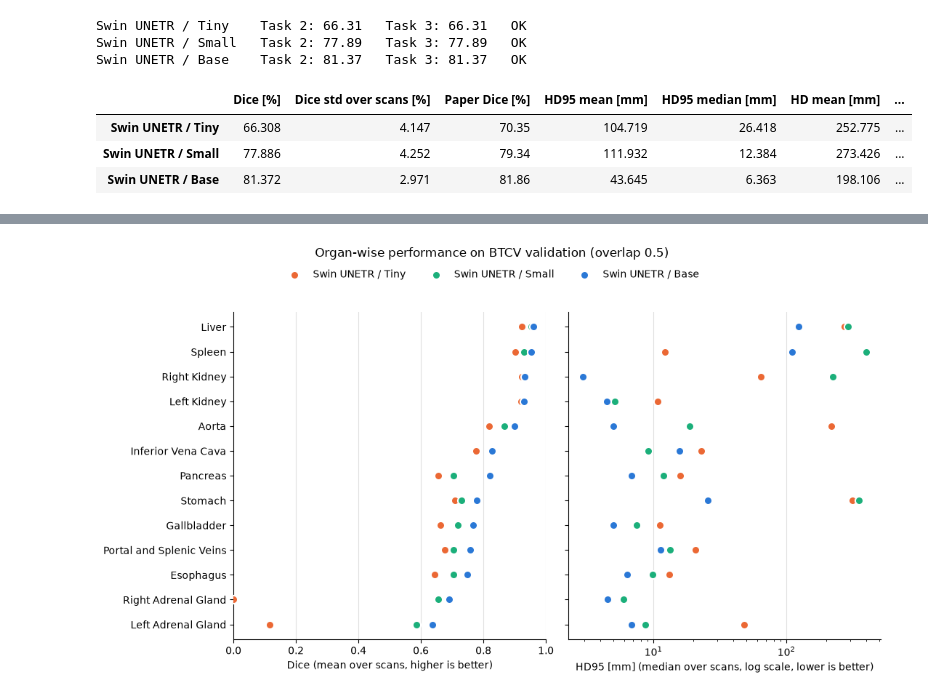
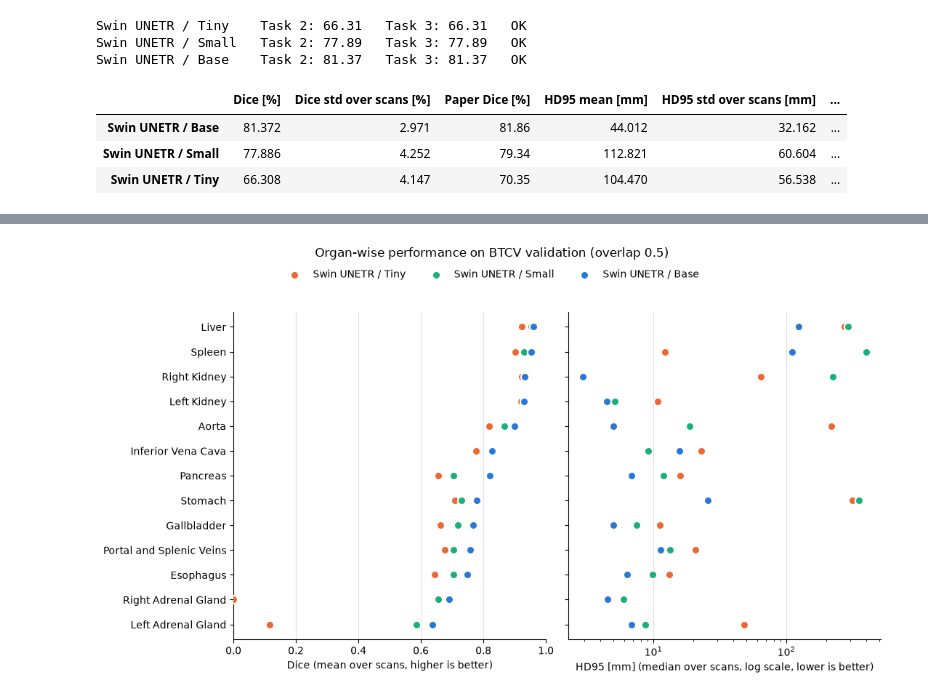
Before and after one commit to Paula-Gal/FoundationsAIMB_Mini-Project_Segmentation-Public, a Jupyter notebook: notebooks/03_quantitative_eval.ipynb, the cells around one changed output, grey strips where cells are left out. Drawn from its saved outputs; the diff is of its cells as text; code cells hidden in the pictures.

```diff
--- a/notebooks/03_quantitative_eval.ipynb
+++ b/notebooks/03_quantitative_eval.ipynb
@@ -61,26 +61,29 @@ Swin UNETR / Tiny    Task 2: 66.31   Task 3: 66.31   OK
 Swin UNETR / Small   Task 2: 77.89   Task 3: 77.89   OK
 Swin UNETR / Base    Task 2: 81.37   Task 3: 81.37   OK
 # %%
-# Overall performance per model
-# Mean Dice uses the official definition (mean over 13 organs, then over 6 scans; absent organs count as 0)
-# HD95 / HD are averaged only where both masks exist (NaN = undefined); missed organs are counted separately
-case_means = df.groupby(["model", "case"])["dice"].mean()
+# Overall performance per model (same aggregation as Table 2 in the report)
+# Dice uses the official definition: mean over the 13 organs per scan (absent organs count as 0), then over the 6 scans
+# HD95 / HD: mean over the organs where both masks exist (NaN = undefined) per scan, then over the 6 scans
+# HD95 median: over all organ-case pairs; missed organs are counted separately
+case_means = df.groupby(["model", "case"])[["dice", "hd95", "hd"]].mean()
+REPORT_ORDER = ["base", "small", "tiny"]  # same row order as the report
 overall = pd.DataFrame({
-    "Dice [%]": case_means.groupby("model").mean() * 100,
-    "Dice std over scans [%]": case_means.groupby("model").std() * 100,
+    "Dice [%]": case_means["dice"].groupby("model").mean() * 100,
+    "Dice std over scans [%]": case_means["dice"].groupby("model").std() * 100,
     "Paper Dice [%]": pd.Series({m: MODEL_CONFIGS[m][f"paper_dice_{str(OVERLAP).replace('0.', '0')}"] for m in MODELS}),
-    "HD95 mean [mm]": df.groupby("model")["hd95"].mean(),
+    "HD95 mean [mm]": case_means["hd95"].groupby("model").mean(),
+    "HD95 std over scans [mm]": case_means["hd95"].groupby("model").std(),
     "HD95 median [mm]": df.groupby("model")["hd95"].median(),
-    "HD mean [mm]": df.groupby("model")["hd"].mean(),
+    "HD mean [mm]": case_means["hd"].groupby("model").mean(),
     "Missed organs (of 78)": df.groupby("model")["missed"].sum(),
-}).loc[MODELS].rename(index=MODEL_NAMES)
+}).loc[REPORT_ORDER].rename(index=MODEL_NAMES)
 overall.to_csv(METRICS_DIR / f"task3_overall_overlap{OVERLAP}.csv")
 overall
 # %% [output]
-|  | Dice [%] | Dice std over scans [%] | Paper Dice [%] | HD95 mean [mm] | HD95 median [mm] | HD mean [mm] | ... |
-| Swin UNETR / Tiny | 66.308 | 4.147 | 70.35 | 104.719 | 26.418 | 252.775 | ... |
-| Swin UNETR / Small | 77.886 | 4.252 | 79.34 | 111.932 | 12.384 | 273.426 | ... |
-| Swin UNETR / Base | 81.372 | 2.971 | 81.86 | 43.645 | 6.363 | 198.106 | ... |
+|  | Dice [%] | Dice std over scans [%] | Paper Dice [%] | HD95 mean [mm] | HD95 std over scans [mm] | ... |
+| Swin UNETR / Base | 81.372 | 2.971 | 81.86 | 44.012 | 32.162 | ... |
+| Swin UNETR / Small | 77.886 | 4.252 | 79.34 | 112.821 | 60.604 | ... |
+| Swin UNETR / Tiny | 66.308 | 4.147 | 70.35 | 104.470 | 56.538 | ... |
 # %%
 # Performance per organ
 # Only scans where the organ exists in the ground truth
```
Also changed, not shown: parts of 3 cells of this notebook, 2 other files.
